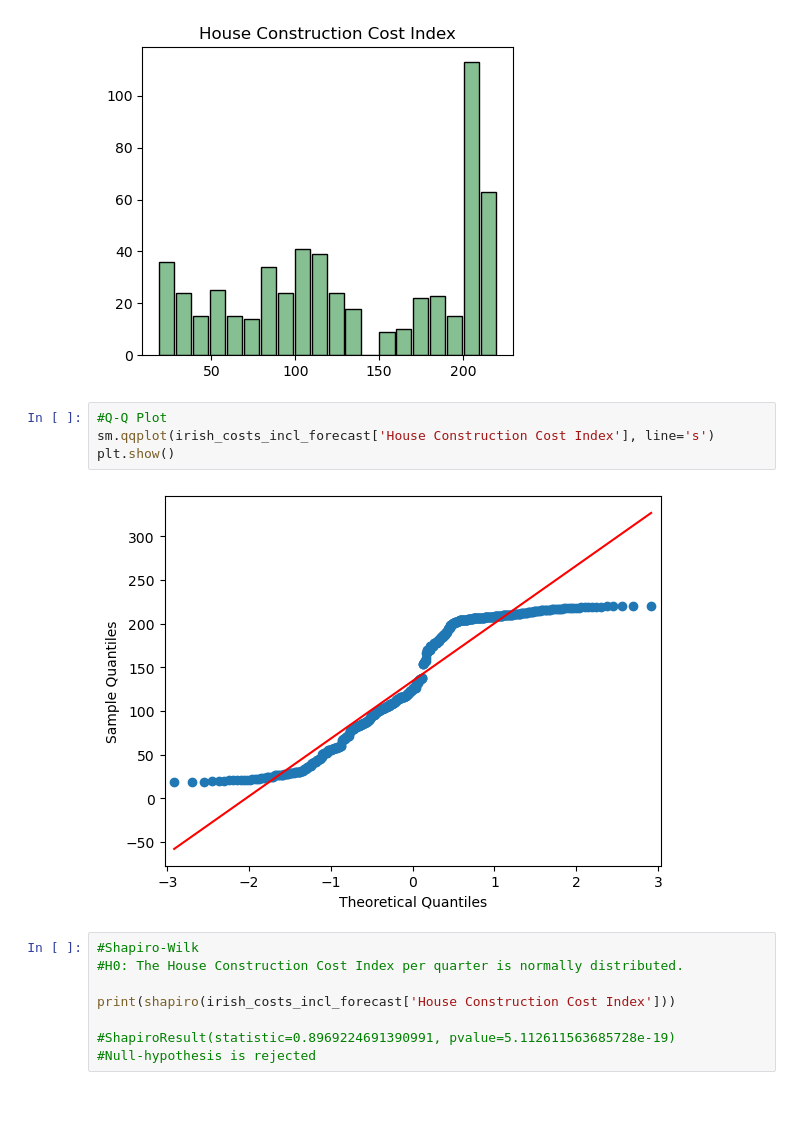
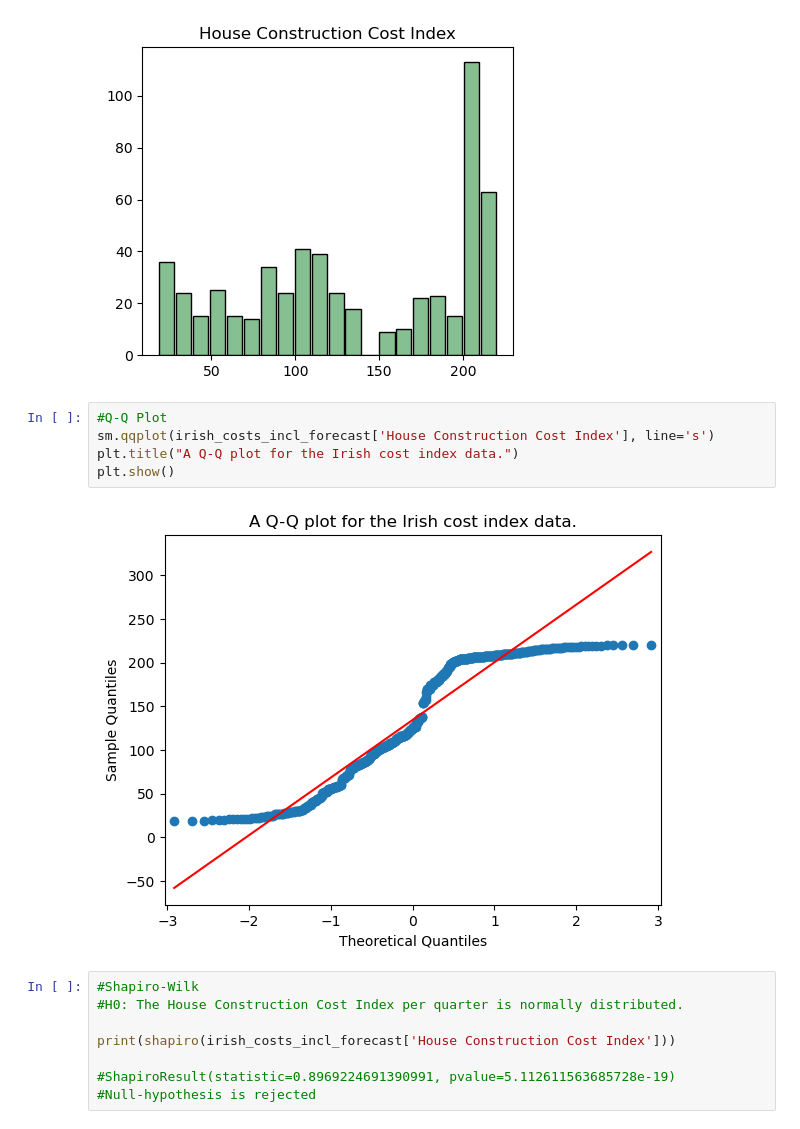
Before and after one commit to coharaCNJ/M.Sc.-Data-Analytics-Semester-1-CA1, a Jupyter notebook: 2_Statistical_analysis_and_forecasting_and_dashboard.ipynb, the cells around one changed output. Cells and saved outputs as stored; diff of their text form; blank space fills up the shorter version.

```diff
--- a/Statistical_analysis_and_forecasting_and_dashboard.ipynb
+++ b/2_Statistical_analysis_and_forecasting_and_dashboard.ipynb
@@ -762,9 +773,10 @@ ax = irish_costs_incl_forecast.hist(column='House Construction Cost Index', edge
 # %%
 #Q-Q Plot
 sm.qqplot(irish_costs_incl_forecast['House Construction Cost Index'], line='s')
+plt.title("A Q-Q plot for the Irish cost index data.")
 plt.show()
 # %% [output]
-[figure, old version]
+[figure, new version]
 # %%
 #Shapiro-Wilk
 #H0: The House Construction Cost Index per quarter is normally distributed.
```
Also changed, not shown: parts of 29 cells of this notebook, 2 other files.
